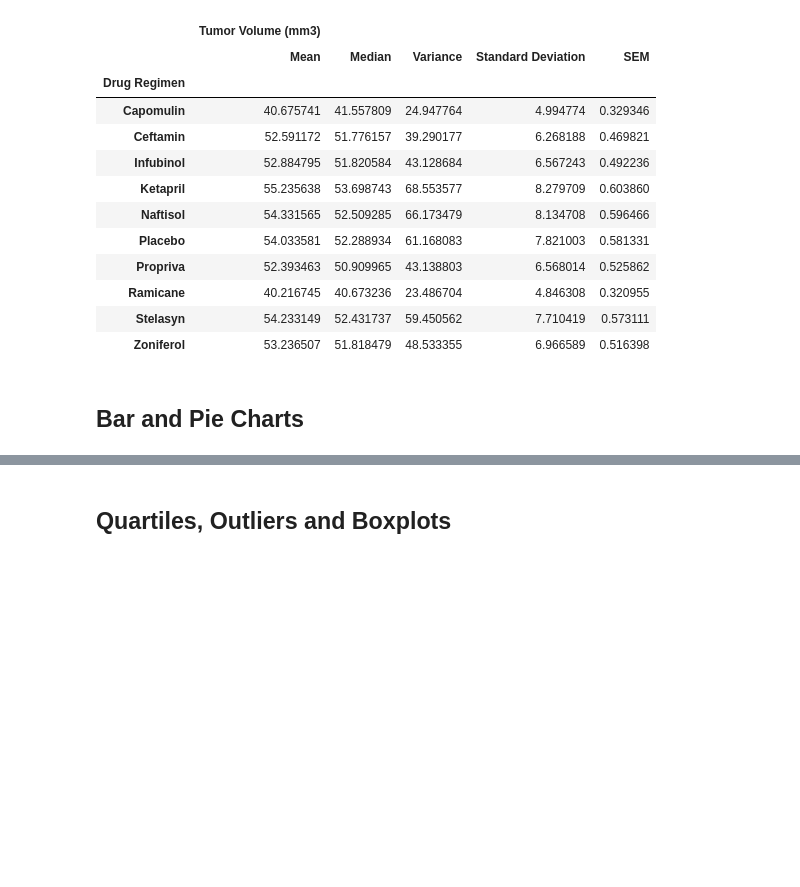
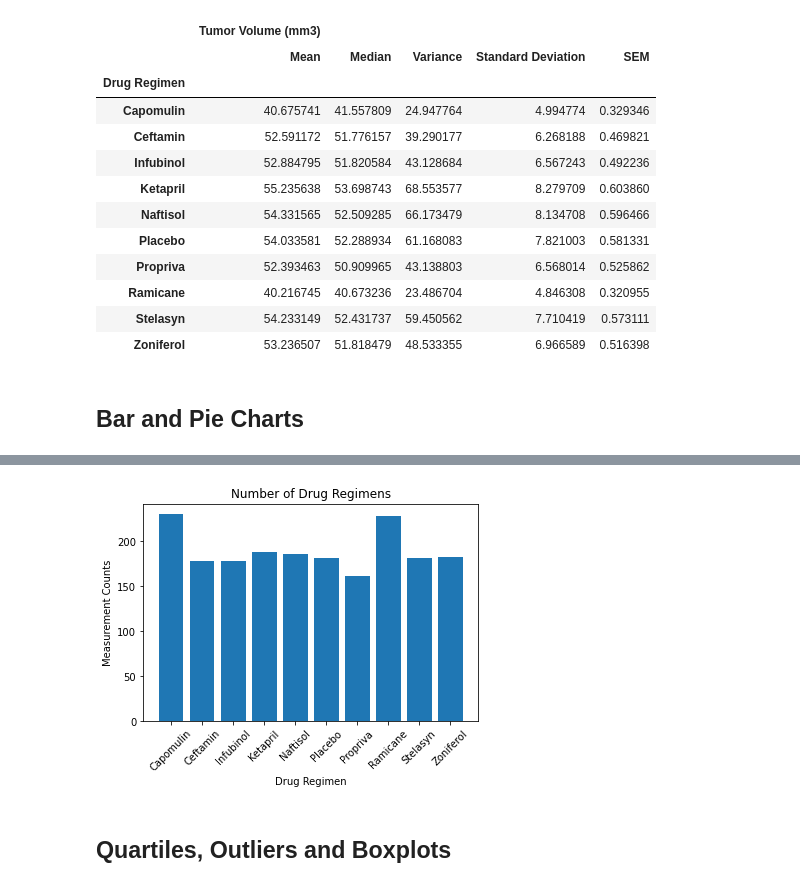
Before and after one commit to isdicely/matplotlib-challenge, a Jupyter notebook: pymaceuticals_starter.ipynb, the cells around one changed output, grey strips where cells are left out. Drawn from its saved outputs; the diff is of its cells as text; code cells hidden in the pictures; blank space fills up the shorter version.

```diff
--- a/pymaceuticals_starter.ipynb
+++ b/pymaceuticals_starter.ipynb
@@ -213,3 +234,20 @@ tumor_vl_stats_df2
+# %%
+# Generate a bar plot showing the total number of measurements taken on each drug regimen using pyplot.
+# Using the data frame: drug_regime_value_counts_sorted_df
+# Save Drug Regimen as a list for the x-axis
+names = drug_regime_value_counts_sorted_df["Drug Regimen"].to_list()
+# Save Drug Regimen Count as y-axis
+values = drug_regime_value_counts_sorted_df["Drug Regimen Count"].to_list()
+
+# Make bar chart
+regime_counts = plt.bar(names,values)
+plt.xticks(rotation = 45)
+plt.title("Number of Drug Regimens")
+plt.xlabel('Drug Regimen')
+plt.ylabel('Measurement Counts')
+plt.show ()
+# %% [output]
+[figure, added]
 # %%
 # Generate a pie plot showing the distribution of female versus male mice using pandas
 # %%
```
Also changed, not shown: parts of 3 cells of this notebook.
